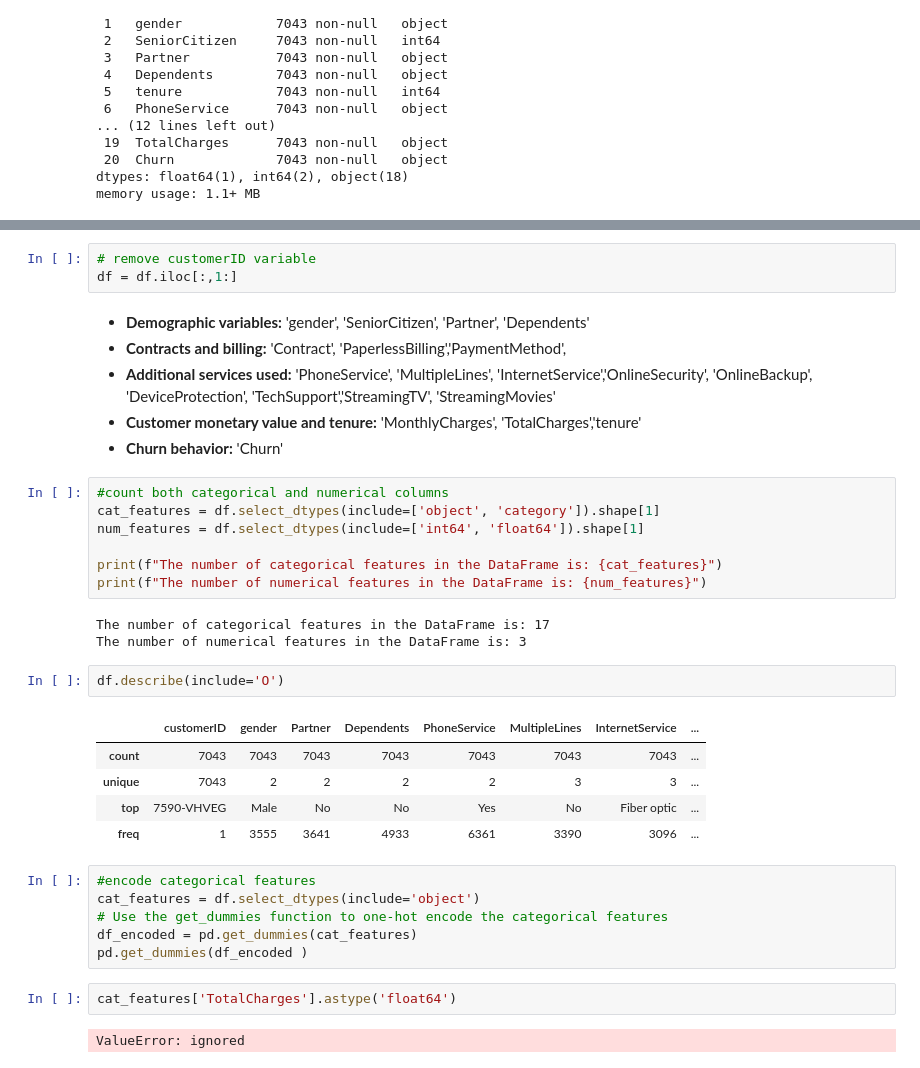
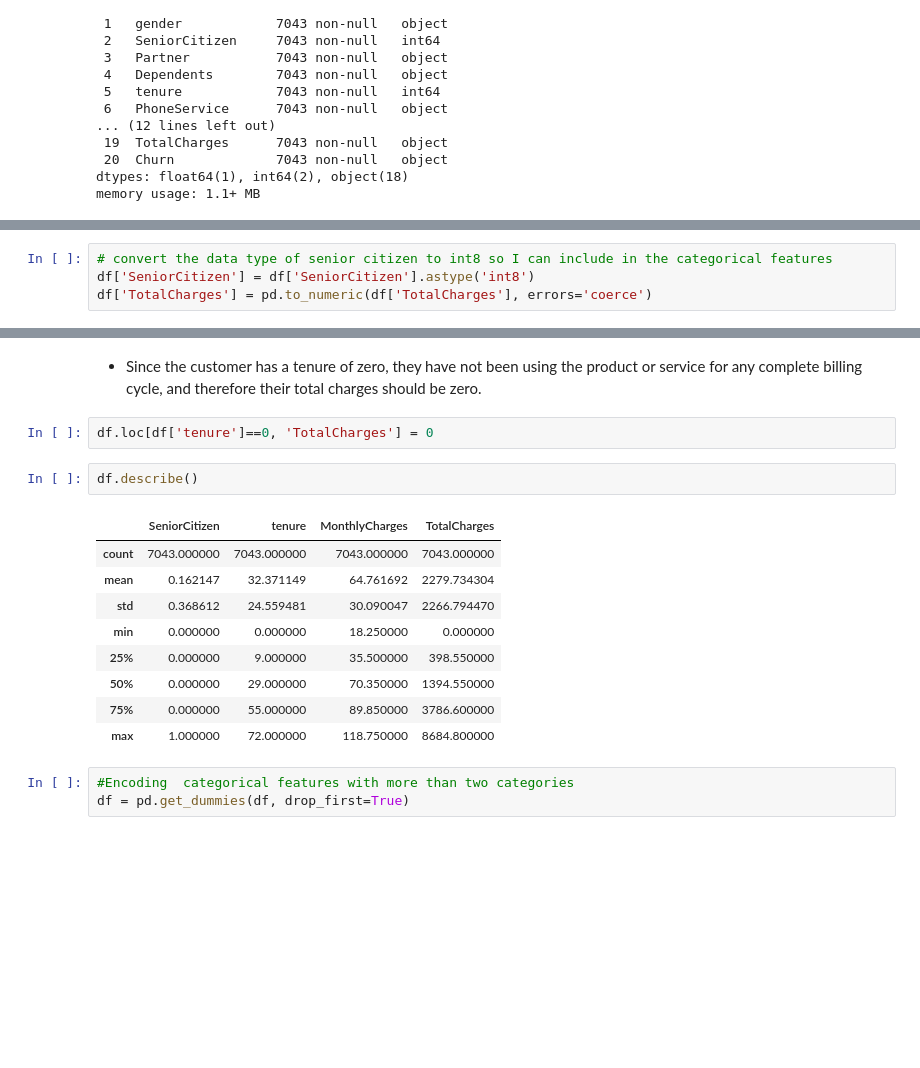
Before and after one commit to ashrafalaghbari/customer_churn_prediction, a Jupyter notebook: customer_churn_prediction.ipynb, the cells around one changed output, grey strips where cells are left out. Drawn from its saved outputs; the diff is of its cells as text; blank space fills up the shorter version.

```diff
--- a/customer_churn_prediction.ipynb
+++ b/customer_churn_prediction.ipynb
@@ -89,0 +56,4 @@ Name: 488, dtype: object
+# %%
+# convert the data type of senior citizen to int8 so I can include in the categorical features
+df['SeniorCitizen'] = df['SeniorCitizen'].astype('int8')
+df['TotalCharges'] = pd.to_numeric(df['TotalCharges'], errors='coerce')
@@ -146,40 +105,22 @@ Name: 9, dtype: object
-# %%
-# remove customerID variable
-df = df.iloc[:,1:]
-# %% [markdown]
-* **Demographic variables:** 'gender', 'SeniorCitizen', 'Partner', 'Dependents'
-* **Contracts and billing:** 'Contract', 'PaperlessBilling','PaymentMethod',
-* **Additional services used:** 'PhoneService', 'MultipleLines', 'InternetService','OnlineSecurity', 'OnlineBackup', 'DeviceProtection', 'TechSupport','StreamingTV', 'StreamingMovies'
-* **Customer monetary value and tenure:** 'MonthlyCharges', 'TotalCharges','tenure'
-* **Churn behavior:** 'Churn'
-# %%
-#count both categorical and numerical columns
-cat_features = df.select_dtypes(include=['object', 'category']).shape[1]
-num_features = df.select_dtypes(include=['int64', 'float64']).shape[1]
-
-print(f"The number of categorical features in the DataFrame is: {cat_features}")
-print(f"The number of numerical features in the DataFrame is: {num_features}")
-# %% [output]
-The number of categorical features in the DataFrame is: 17
-The number of numerical features in the DataFrame is: 3
+# %% [markdown]
+* Since the customer has a tenure of zero, they have not been using the product or service for any complete billing cycle, and therefore their total charges should be zero.
+# %%
+df.loc[df['tenure']==0, 'TotalCharges'] = 0
 # %%
-df.describe(include='O')
+df.describe()
 # %% [output]
-|  | customerID | gender | Partner | Dependents | PhoneService | MultipleLines | InternetService | ... |
-| count | 7043 | 7043 | 7043 | 7043 | 7043 | 7043 | 7043 | ... |
-| unique | 7043 | 2 | 2 | 2 | 2 | 3 | 3 | ... |
-| top | 7590-VHVEG | Male | No | No | Yes | No | Fiber optic | ... |
-| freq | 1 | 3555 | 3641 | 4933 | 6361 | 3390 | 3096 | ... |
+|  | SeniorCitizen | tenure | MonthlyCharges | TotalCharges |
+| count | 7043.000000 | 7043.000000 | 7043.000000 | 7043.000000 |
+| mean | 0.162147 | 32.371149 | 64.761692 | 2279.734304 |
+| std | 0.368612 | 24.559481 | 30.090047 | 2266.794470 |
+| min | 0.000000 | 0.000000 | 18.250000 | 0.000000 |
+| 25% | 0.000000 | 9.000000 | 35.500000 | 398.550000 |
+| 50% | 0.000000 | 29.000000 | 70.350000 | 1394.550000 |
+| 75% | 0.000000 | 55.000000 | 89.850000 | 3786.600000 |
+| max | 1.000000 | 72.000000 | 118.750000 | 8684.800000 |
-# %%
-#encode categorical features
-cat_features = df.select_dtypes(include='object')
-# Use the get_dummies function to one-hot encode the categorical features
-df_encoded = pd.get_dummies(cat_features)
-pd.get_dummies(df_encoded )
-# %%
-cat_features['TotalCharges'].astype('float64')
-# %% [output]
-ValueError: ignored
+# %%
+#Encoding  categorical features with more than two categories
+df = pd.get_dummies(df, drop_first=True)
 # %%
 from sklearn.model_selection import train_test_split
 
```
Also changed, not shown: parts of 19 cells of this notebook.
